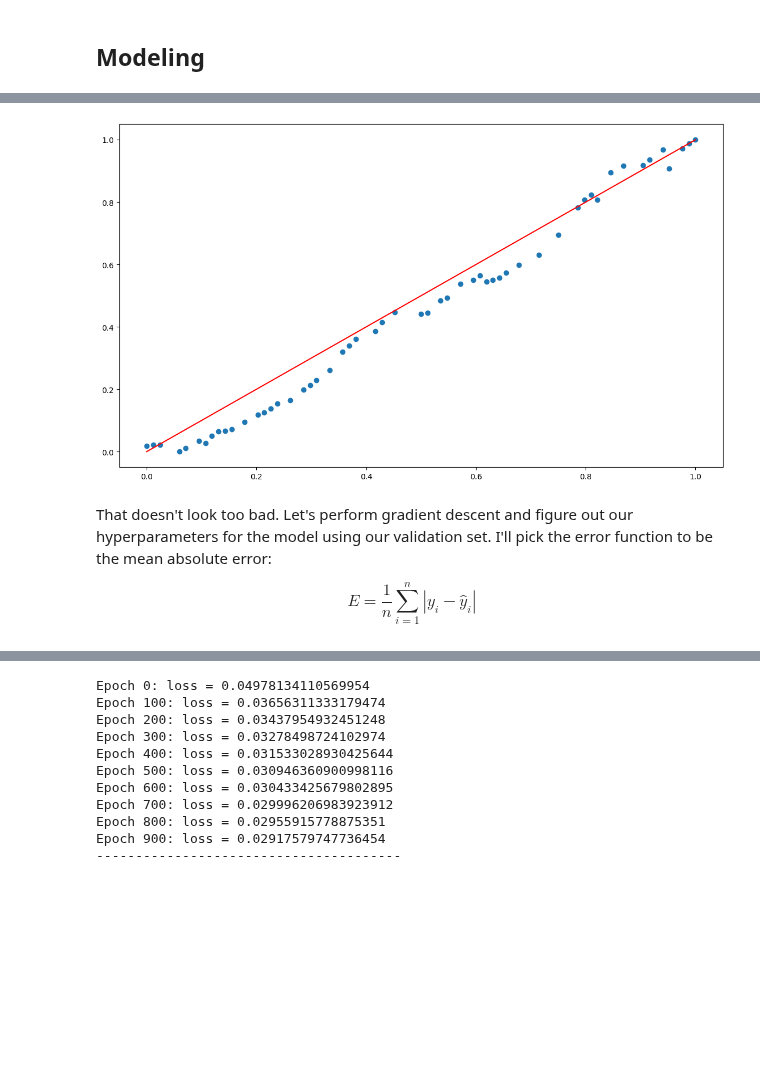
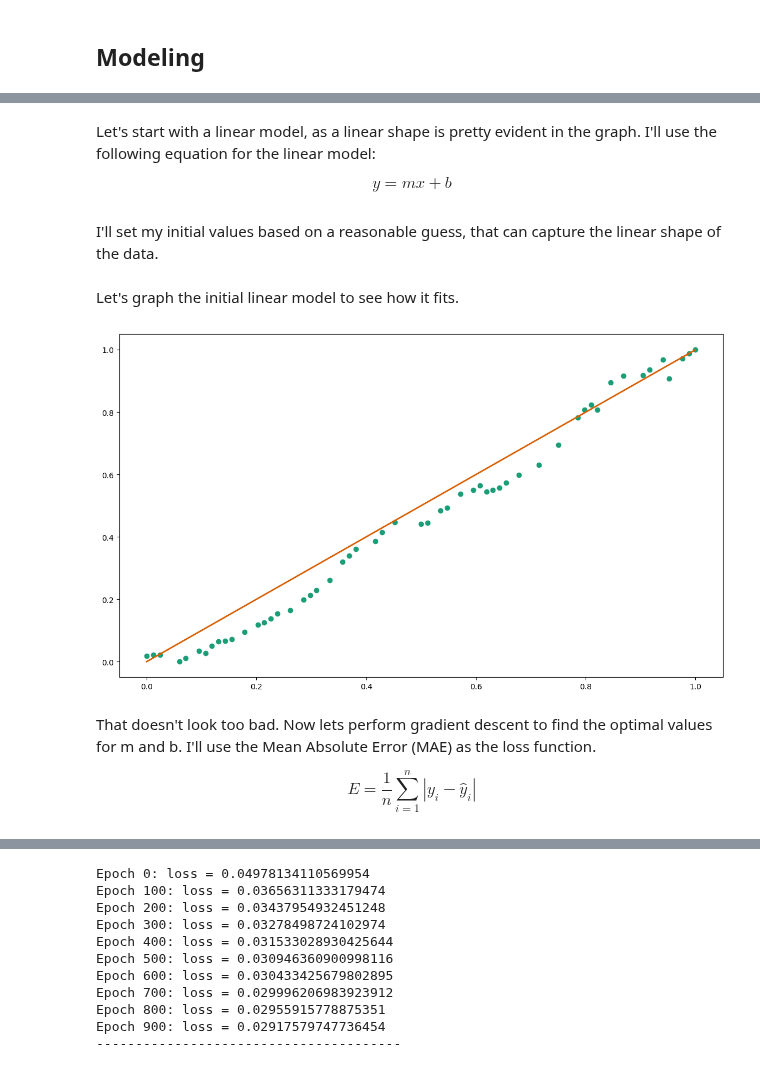
Before and after one commit to SepehrAkbari/LFC-courses, a Jupyter notebook: CSCI-240/Project-3/Main/Main.ipynb, the cells around one changed output, grey strips where cells are left out. Drawn from its saved outputs; the diff is of its cells as text; code cells hidden in the pictures; blank space fills up the shorter version.

```diff
--- a/CSCI-240/Project-3/Main/Main.ipynb
+++ b/CSCI-240/Project-3/Main/Main.ipynb
@@ -60,22 +57,30 @@ plt.show()
+# %% [markdown]
+Let's start with a linear model, as a linear shape is pretty evident in the graph. I'll use the following equation for the linear model:
+
+$$y = mx + b$$
 # %%
 def linearModel(m: float, b: float, set:np.ndarray) -> float:
     return m * set + b
+# %% [markdown]
+I'll set my initial values based on a reasonable guess, that can capture the linear shape of the data.
 # %%
 m = 1.0
 b = 0.0
+# %% [markdown]
+Let's graph the initial linear model to see how it fits.
 # %%
 x = np.linspace(0, 1, 100)
 y = linearModel(m, b, x)
 
 plt.figure(figsize = (14, 8))
-plt.plot(x, y, color = 'red')
-plt.scatter(x_train, y_train)
+plt.scatter(x_train, y_train, color = '#1b9e77')
+plt.plot(x, y, linewidth = 2, color = '#d95f02')
 
 plt.show()
 # %% [output]
-[figure, old version]
+[figure, new version]
 # %% [markdown]
-That doesn't look too bad. Let's perform gradient descent and figure out our hyperparameters for the model using our validation set. I'll pick the error function to be the mean absolute error:
+That doesn't look too bad. Now lets perform gradient descent to find the optimal values for m and b. I'll use the Mean Absolute Error (MAE) as the loss function.
 
 $$ E = \frac{1}{n} \sum_{i=1}^{n} |y_i - \hat{y}_i| $$
 # %%
```
Also changed, not shown: parts of 10 cells of this notebook.
